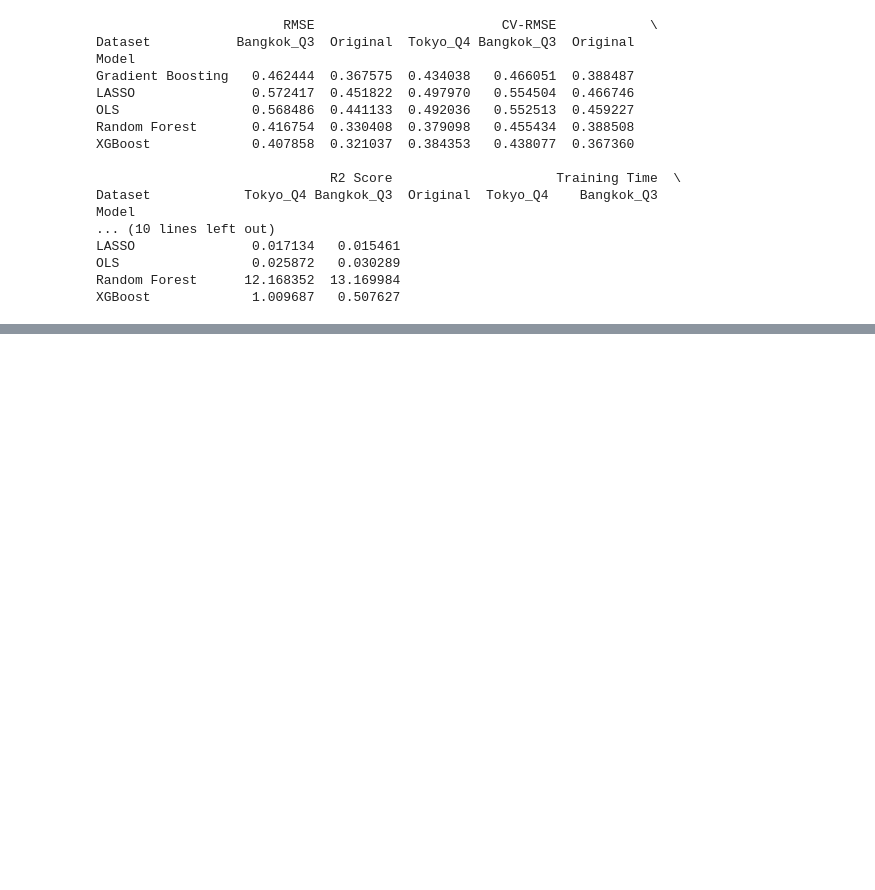
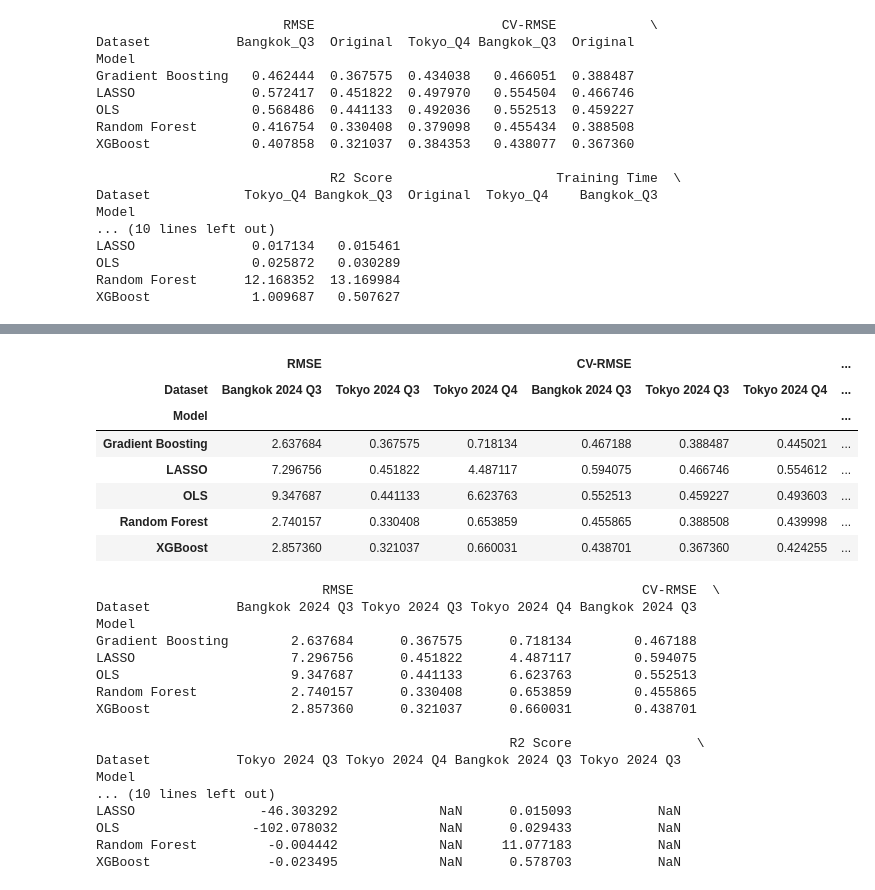
Before and after one commit to HDuo1129/Data-Analysis-3, a Jupyter notebook: Assignment 2/Assignment 2.ipynb, the cells around one changed output, grey strips where cells are left out. Cells and saved outputs as stored; diff of their text form; code cells hidden in the pictures; blank space fills up the shorter version.

```diff
--- a/Assignment 2/Assignment 2.ipynb
+++ b/Assignment 2/Assignment 2.ipynb
@@ -577,7 +648,7 @@ def evaluate_models(models, X_train, X_test, y_train, y_test, X, y):
 
     columns = ["Model", "RMSE", "CV-RMSE", "R2 Score", "Training Time"]
     results_df = pd.DataFrame(results, columns=columns)
-    return results_df.sort_values(by="RMSE")
+    return results_df.sort_values(by="RMSE"), fitted_models
 
 results_df = evaluate_models(models, X_train, X_test, y_train, y_test, X, y)
 print("Horserace Table: Model Performance Comparison")
@@ -798,0 +1064,65 @@ XGBoost             1.009687   0.507627
+# %%
+from sklearn.metrics import mean_squared_error, r2_score
+from sklearn.model_selection import cross_val_score
+
+def evaluate_on_new_data(fitted_models, X_new, y_new, cv=5):
+    results = []
+    for name, model in fitted_models.items():
+        y_pred = model.predict(X_new)
+        rmse = np.sqrt(mean_squared_error(y_new, y_pred))
+        r2 = r2_score(y_new, y_pred)
+
+        # CV-RMSE（可选项：是否在新集上交叉验证）
+        cv_scores = cross_val_score(model, X_new, y_new, scoring='neg_mean_squared_error', cv=cv)
+        cv_rmse = np.sqrt(-cv_scores.mean())
+
+        results.append([name, rmse, cv_rmse, r2])
+    return pd.DataFrame(results, columns=["Model", "RMSE", "CV-RMSE", "R2 Score"]).sort_values(by="RMSE")
+# %%
+# 原训练集结果 + 验证集预测
+results_df, fitted_models = evaluate_models(models, X_train, X_test, y_train, y_test, X, y)
+
+# 新数据集的外推评估
+tokyo_q4_results = evaluate_on_new_data(fitted_models, X_tokyo_q4, y_tokyo_q4)
+bangkok_q3_results = evaluate_on_new_data(fitted_models, X_bangkok_q3, y_bangkok_q3)
+
+# 添加来源标签
+results_df["Dataset"] = "Tokyo 2024 Q3"
+tokyo_q4_results["Dataset"] = "Tokyo 2024 Q4"
+bangkok_q3_results["Dataset"] = "Bangkok 2024 Q3"
+
+# 合并数据
+combined_results = pd.concat([results_df, tokyo_q4_results, bangkok_q3_results], ignore_index=True)
+
+# 构建透视表（列为不同数据集）
+combined_results = combined_results.pivot(index="Model", columns="Dataset")
+
+# 展示结果
+display(combined_results)
+print(combined_results)
+# %% [output]
+|  | RMSE |  |  | CV-RMSE |  |  | ... |
+| Dataset | Bangkok 2024 Q3 | Tokyo 2024 Q3 | Tokyo 2024 Q4 | Bangkok 2024 Q3 | Tokyo 2024 Q3 | Tokyo 2024 Q4 | ... |
+| Model |  |  |  |  |  |  | ... |
+| Gradient Boosting | 2.637684 | 0.367575 | 0.718134 | 0.467188 | 0.388487 | 0.445021 | ... |
+| LASSO | 7.296756 | 0.451822 | 4.487117 | 0.594075 | 0.466746 | 0.554612 | ... |
+| OLS | 9.347687 | 0.441133 | 6.623763 | 0.552513 | 0.459227 | 0.493603 | ... |
+| Random Forest | 2.740157 | 0.330408 | 0.653859 | 0.455865 | 0.388508 | 0.439998 | ... |
+| XGBoost | 2.857360 | 0.321037 | 0.660031 | 0.438701 | 0.367360 | 0.424255 | ... |
+                             RMSE                                     CV-RMSE  \
+Dataset           Bangkok 2024 Q3 Tokyo 2024 Q3 Tokyo 2024 Q4 Bangkok 2024 Q3
+Model
+Gradient Boosting        2.637684      0.367575      0.718134        0.467188
+LASSO                    7.296756      0.451822      4.487117        0.594075
+OLS                      9.347687      0.441133      6.623763        0.552513
+Random Forest            2.740157      0.330408      0.653859        0.455865
+XGBoost                  2.857360      0.321037      0.660031        0.438701
+
+                                                     R2 Score                \
+Dataset           Tokyo 2024 Q3 Tokyo 2024 Q4 Bangkok 2024 Q3 Tokyo 2024 Q3
+Model
+... (10 lines left out)
+LASSO                -46.303292             NaN      0.015093           NaN
+OLS                 -102.078032             NaN      0.029433           NaN
+Random Forest         -0.004442             NaN     11.077183           NaN
+XGBoost               -0.023495             NaN      0.578703           NaN
```
Also changed, not shown: parts of 10 cells of this notebook.
